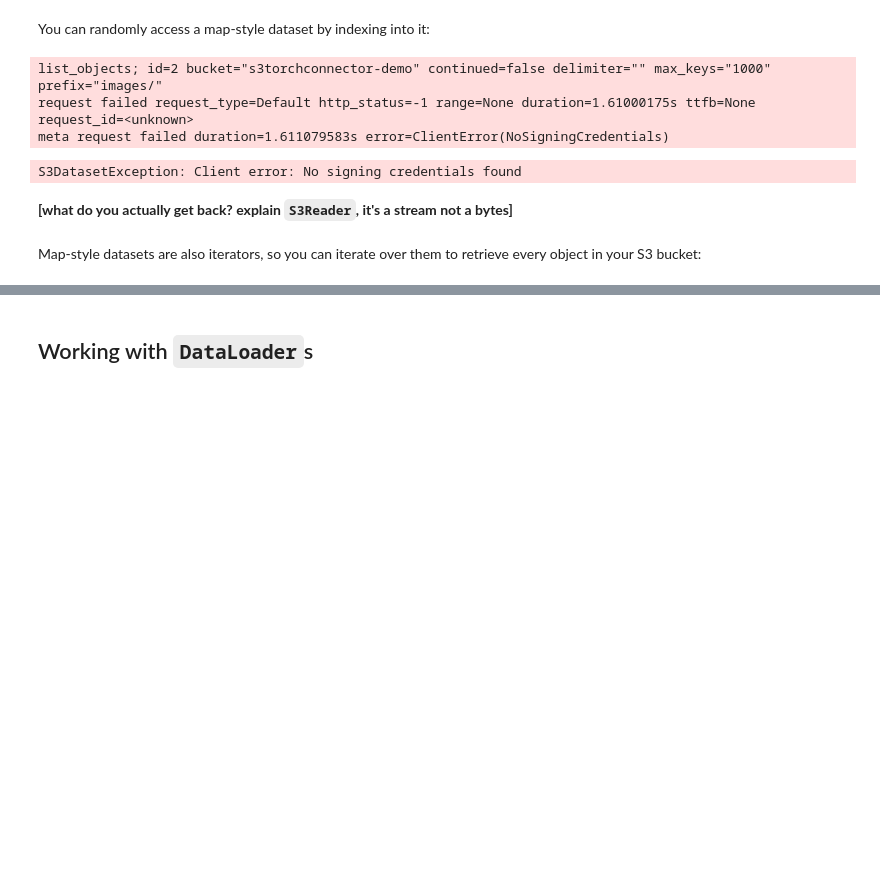
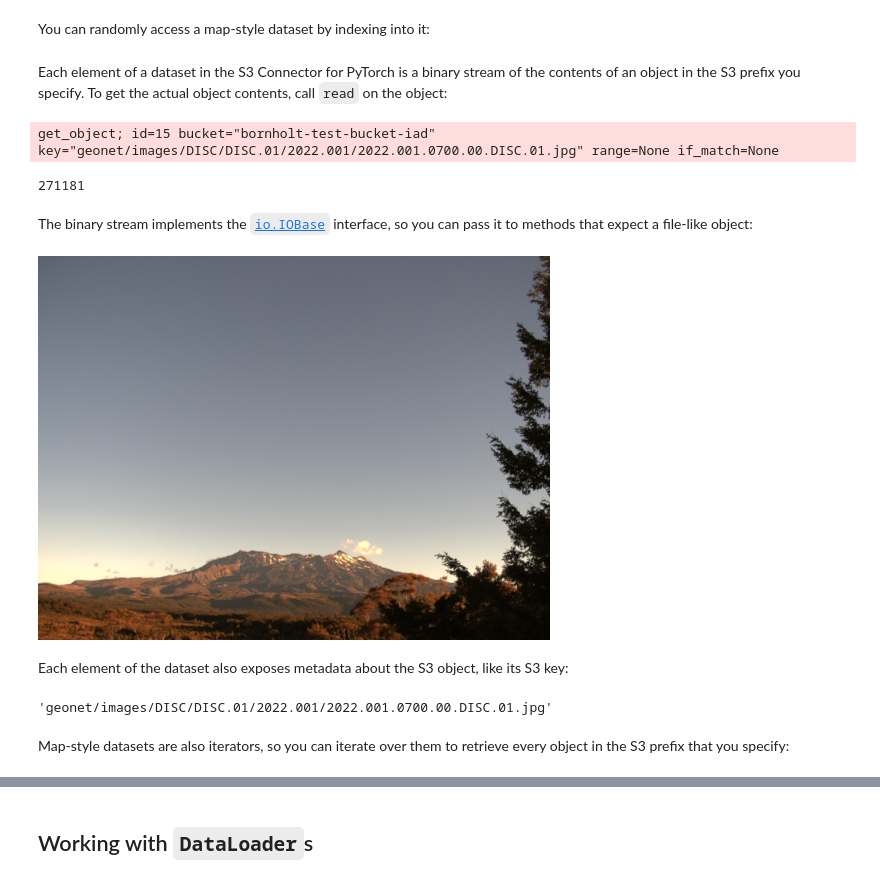
Before and after one commit to awslabs/s3-connector-for-pytorch, a Jupyter notebook: examples/Getting started with the Amazon S3 Connector for PyTorch.ipynb, the cells around one changed output, grey strips where cells are left out. Saved outputs shown, nothing was run; the diff lists cells and outputs as text; code cells hidden in the pictures; blank space fills up the shorter version.

Commit message:
Continue fleshing out the notebook

```diff
--- a/examples/Getting started with the Amazon S3 Connector for PyTorch.ipynb
+++ b/examples/Getting started with the Amazon S3 Connector for PyTorch.ipynb
@@ -18 +69,5 @@ To illustrate how to use the S3 Connector for PyTorch, we've created a public Am
+# %%
+IMAGES_URI = "s3://bornholt-test-bucket-iad/geonet/images/"
+SHARDS_URI = "s3://bornholt-test-bucket-iad/geonet/shards/"
+REGION = "us-east-1"
 # %% [markdown]
@@ -20,17 +75,29 @@ The simplest way to use the S3 Connector for PyTorch is to construct an `S3MapDa
 # %%
-dataset = s3dataset.S3MapDataset.from_prefix("s3://s3torchconnector-demo/images/", region="us-west-2")
+dataset = s3torchconnector.S3MapDataset.from_prefix(IMAGES_URI, region=REGION)
 # %% [markdown]
 You can randomly access a map-style dataset by indexing into it:
 # %%
-# TODO can you index only by integers, or by S3 URIs too?
-dataset[0]
+object = dataset[42]
-# %% [output]
-list_objects; id=2 bucket="s3torchconnector-demo" continued=false delimiter="" max_keys="1000" prefix="images/"
-request failed request_type=Default http_status=-1 range=None duration=1.61000175s ttfb=None request_id=<unknown>
-meta request failed duration=1.611079583s error=ClientError(NoSigningCredentials)
-S3DatasetException: Client error: No signing credentials found
 # %% [markdown]
-**[what do you actually get back? explain `S3Reader`, it's a stream not a bytes]**
+Each element of a dataset in the S3 Connector for PyTorch is a binary stream of the contents of an object in the S3 prefix you specify. To get the actual object contents, call `read` on the object:
+# %%
+content = object.read()
+len(content)
+# %% [output]
+get_object; id=15 bucket="bornholt-test-bucket-iad" key="geonet/images/DISC/DISC.01/2022.001/2022.001.0700.00.DISC.01.jpg" range=None if_match=None
+271181
+# %% [markdown]
+The binary stream implements the [`io.IOBase`](https://docs.python.org/3/library/io.html#io.IOBase) interface, so you can pass it to methods that expect a file-like object:
+# %%
+Image.open(object).reduce(4)
+# %% [output]
+[figure, added]
+# %% [markdown]
+Each element of the dataset also exposes metadata about the S3 object, like its S3 key:
+# %%
+object.object_info.key
+# %% [output]
+'geonet/images/DISC/DISC.01/2022.001/2022.001.0700.00.DISC.01.jpg'
 # %% [markdown]
-Map-style datasets are also iterators, so you can iterate over them to retrieve every object in your S3 bucket:
+Map-style datasets are also iterators, so you can iterate over them to retrieve every object in the S3 prefix that you specify:
 # %%
```
Also changed, not shown: parts of 24 cells of this notebook.
